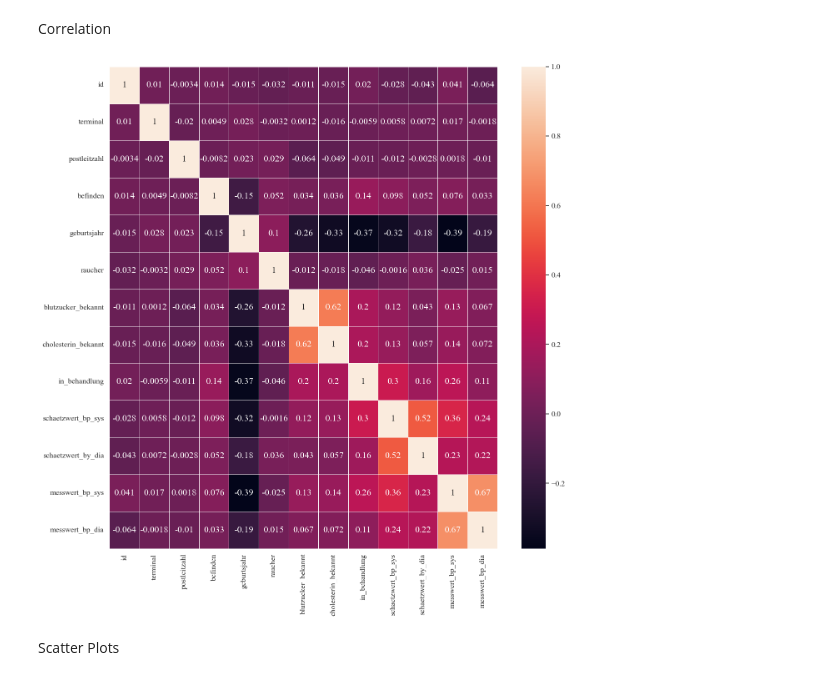
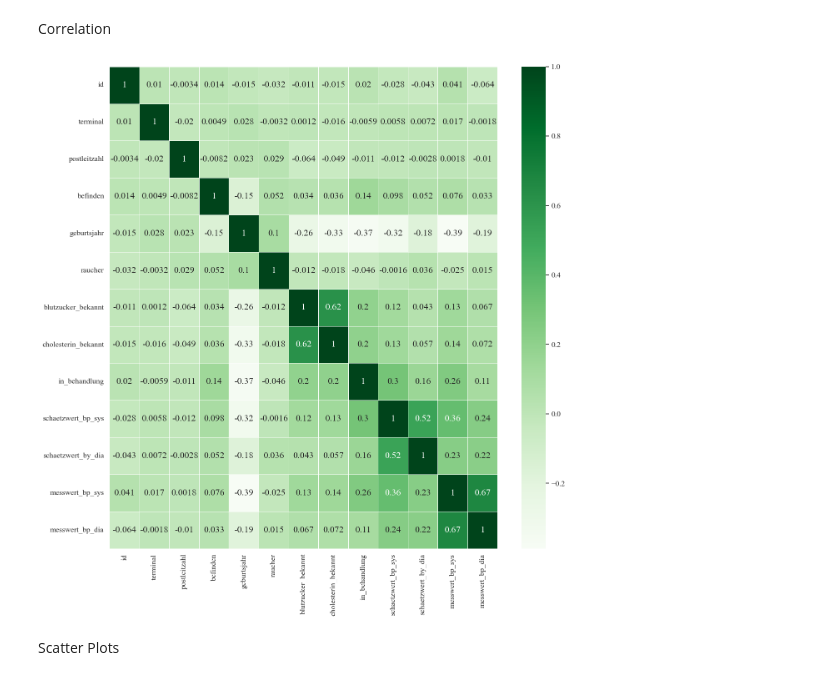
Before and after one commit to farrukh-ahmed/Case-Studies---Project-1, a Jupyter notebook: Notebooks/Project1-descriptive-data-analysis.ipynb, the cells around one changed output. Cells and saved outputs as stored; diff of their text form; code cells hidden in the pictures.

```diff
--- a/Notebooks/Project1-descriptive-data-analysis.ipynb
+++ b/Notebooks/Project1-descriptive-data-analysis.ipynb
@@ -293,15 +375,15 @@ Correlation
 # %%
 cols = ['id', 'terminal', 'postleitzahl', 'befinden', 'geburtsjahr', 'raucher',
        'blutzucker_bekannt', 'cholesterin_bekannt', 'in_behandlung',
        'schaetzwert_bp_sys', 'schaetzwert_by_dia', 'messwert_bp_sys',
        'messwert_bp_dia']
 correlation_matrix = data_df[cols].corr()
 fig, ax = plt.subplots(figsize=(15,15))
-plot = sns.heatmap(correlation_matrix, annot = True, linewidths=.5, ax=ax)
+plot = sns.heatmap(correlation_matrix, annot = True, linewidths=.5, ax=ax, cmap="Greens")
 plt.show()
 plot.figure.savefig(os.path.join(PLOT_DIR_NAME, "corr_matrix.pdf"), dpi=180, bbox_inches='tight')
 # %% [output]
-[figure, old version]
+[figure, new version]
 # %% [markdown]
 Scatter Plots
 # %%
```
Also changed, not shown: parts of 8 cells of this notebook, 19 other files.
